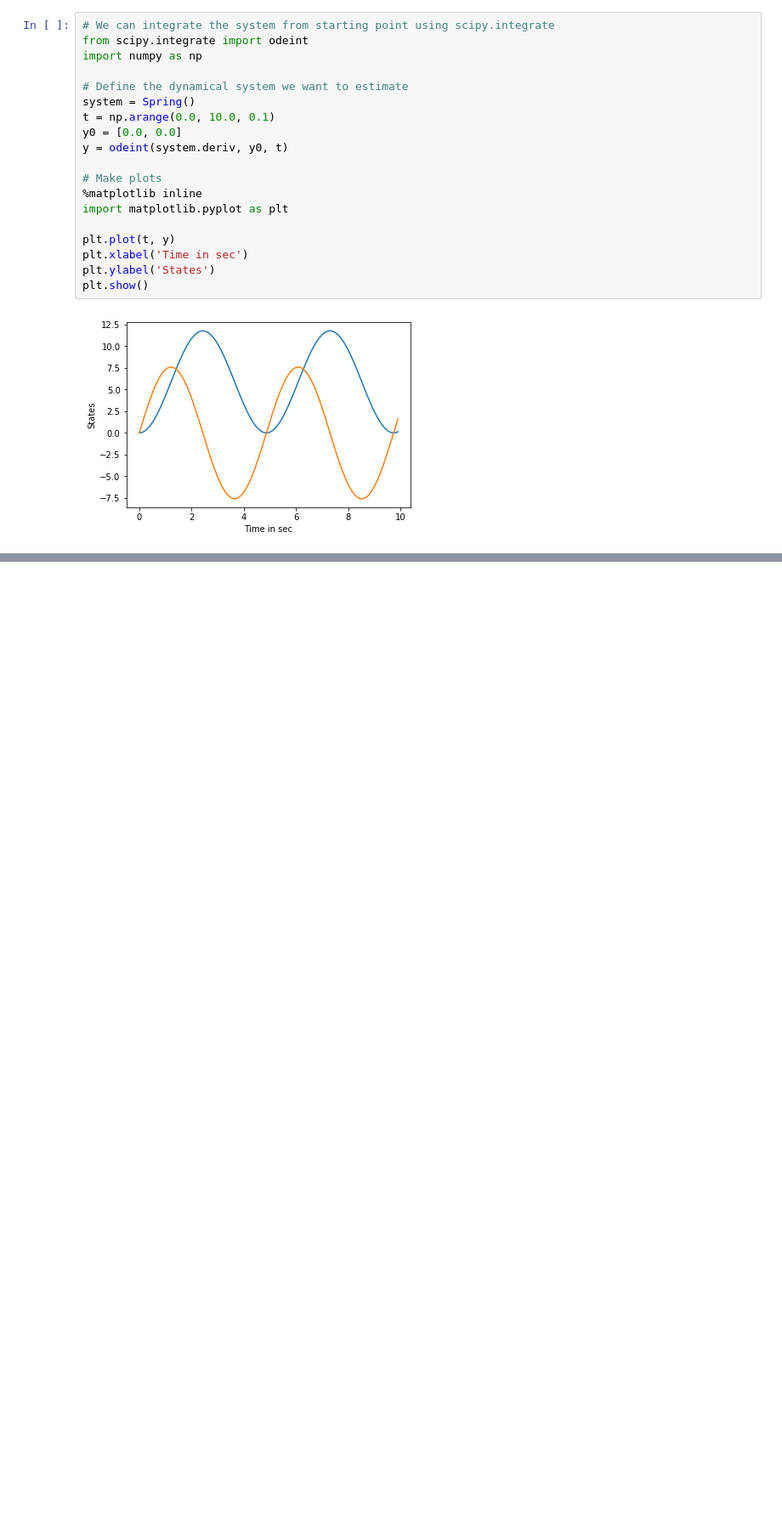
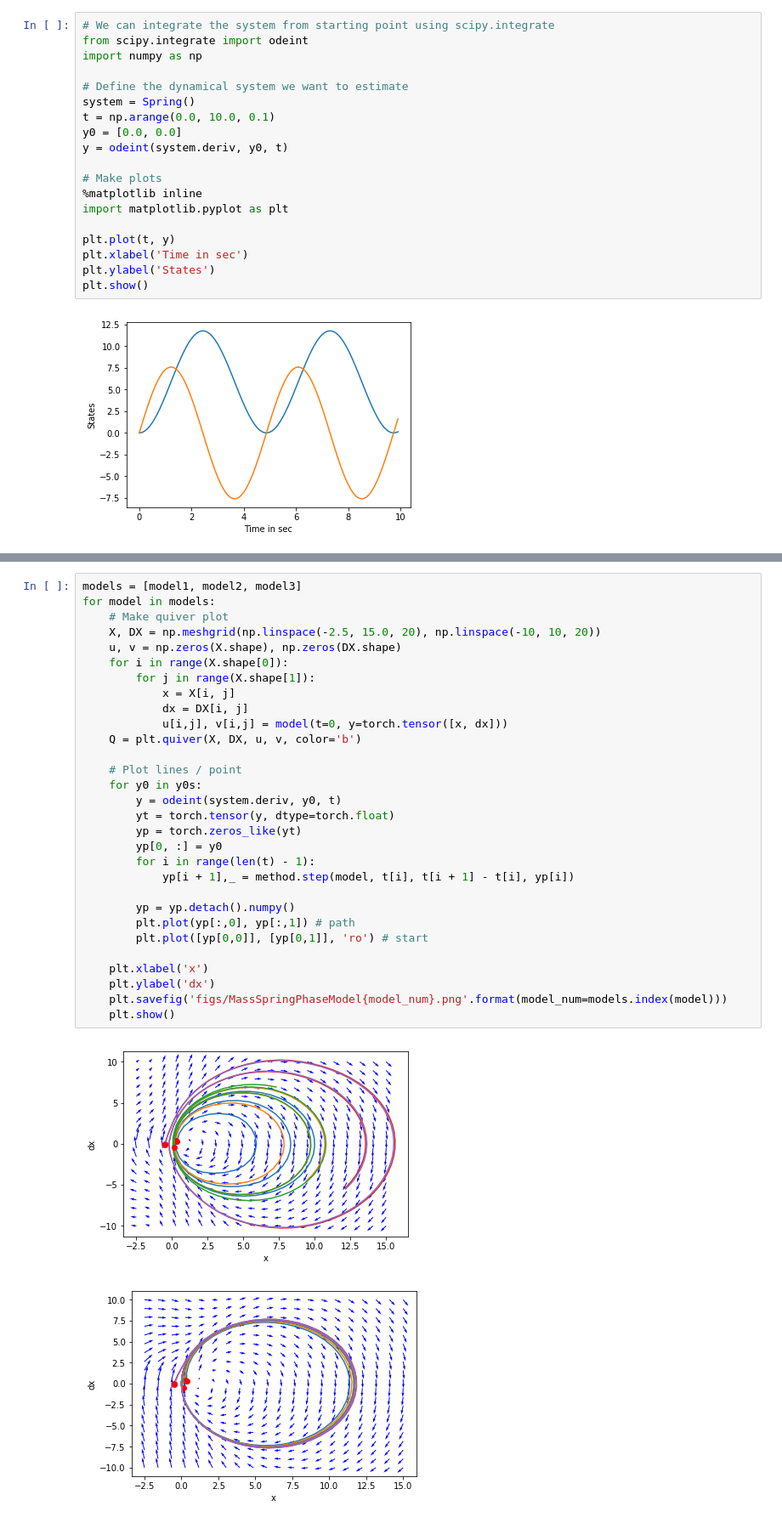
Before and after one commit to TomScheffers/StableNeuralODEs, a Jupyter notebook: 2A - Time series Mass Spring.ipynb, the cells around one changed output, grey strips where cells are left out. Shown at 85% size. Saved outputs shown, nothing was run; the diff lists cells and outputs as text; blank space fills up the shorter version.

```diff
--- a/2A - Time series Mass Spring.ipynb
+++ b/2A - Time series Mass Spring.ipynb
@@ -150,0 +324,33 @@ plt.show()
+# %%
+models = [model1, model2, model3]
+for model in models:
+    # Make quiver plot
+    X, DX = np.meshgrid(np.linspace(-2.5, 15.0, 20), np.linspace(-10, 10, 20))
+    u, v = np.zeros(X.shape), np.zeros(DX.shape)
+    for i in range(X.shape[0]):
+        for j in range(X.shape[1]):
+            x = X[i, j]
+            dx = DX[i, j]
+            u[i,j], v[i,j] = model(t=0, y=torch.tensor([x, dx]))
+    Q = plt.quiver(X, DX, u, v, color='b')
+
+    # Plot lines / point
+    for y0 in y0s:
+        y = odeint(system.deriv, y0, t)
+        yt = torch.tensor(y, dtype=torch.float)
+        yp = torch.zeros_like(yt)
+        yp[0, :] = y0
+        for i in range(len(t) - 1):
+            yp[i + 1],_ = method.step(model, t[i], t[i + 1] - t[i], yp[i])
+
+        yp = yp.detach().numpy()
+        plt.plot(yp[:,0], yp[:,1]) # path
+        plt.plot([yp[0,0]], [yp[0,1]], 'ro') # start
+
+    plt.xlabel('x')
+    plt.ylabel('dx')
+    plt.savefig('figs/MassSpringPhaseModel{model_num}.png'.format(model_num=models.index(model)))
+    plt.show()
+# %% [output]
+[figure, added]
+[figure, added]
```
Also changed, not shown: parts of 13 cells of this notebook, 14 other files.
